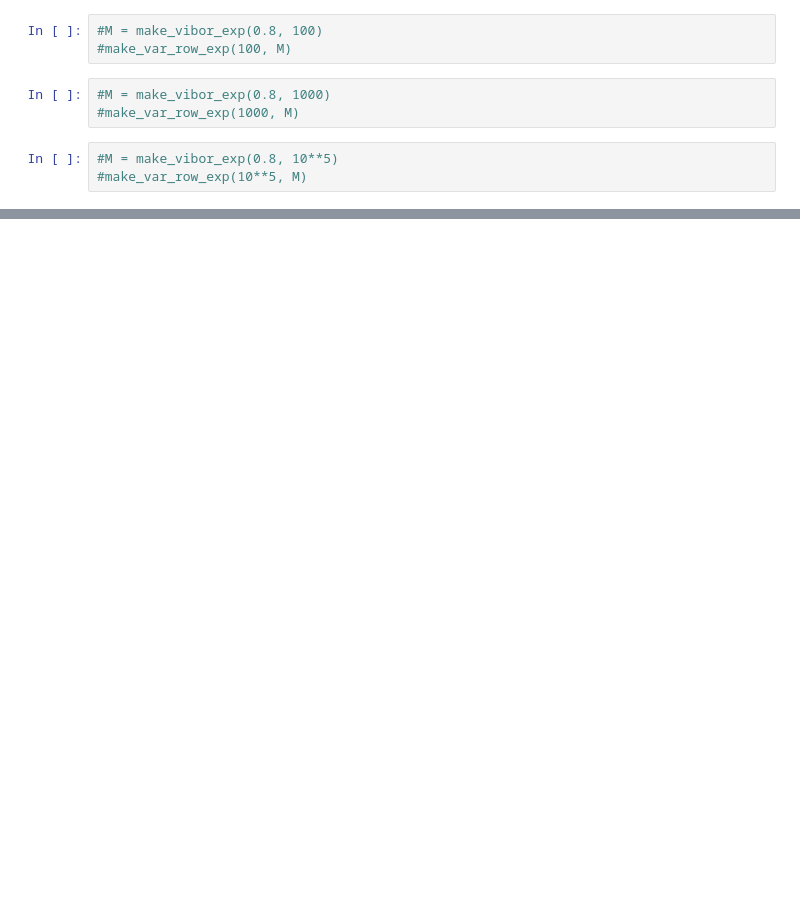
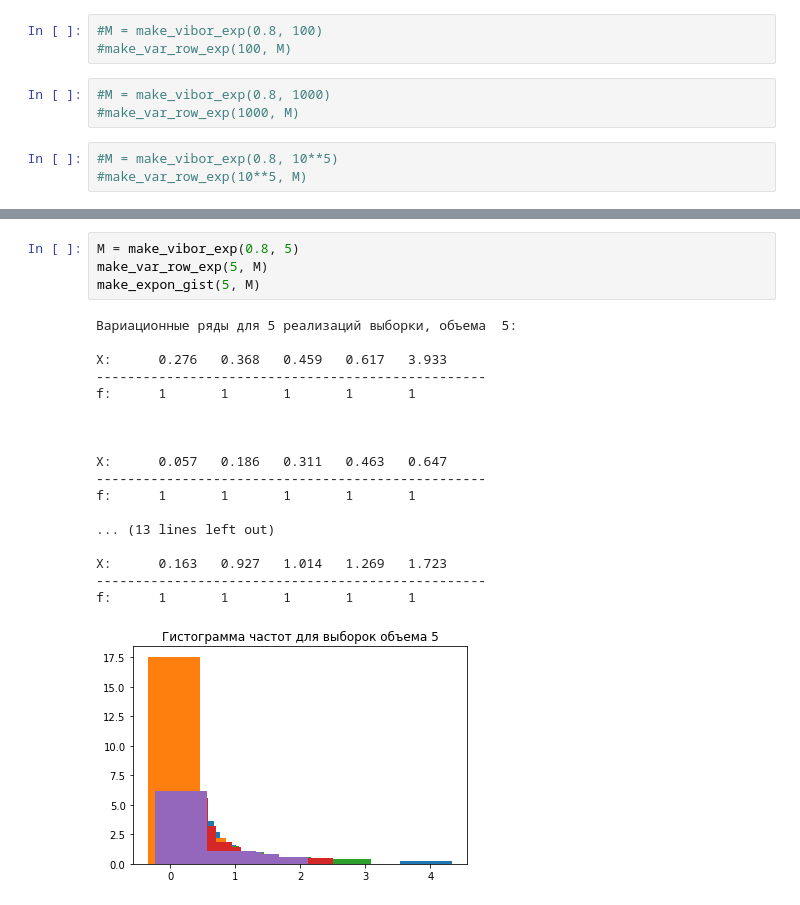
Before and after one commit to DrPopov/Mathematical-statistics, a Jupyter notebook: Dz_2/DZ_2_Expon.ipynb, the cells around one changed output, grey strips where cells are left out. Drawn from its saved outputs; the diff is of its cells as text; blank space fills up the shorter version.

```diff
--- a/Dz_2/DZ_2_Expon.ipynb
+++ b/Dz_2/DZ_2_Expon.ipynb
@@ -377,0 +422,23 @@ f:      1       1       4       1       1       1       1
+# %%
+M = make_vibor_exp(0.8, 5)
+make_var_row_exp(5, M)
+make_expon_gist(5, M)
+# %% [output]
+Вариационные ряды для 5 реализаций выборки, объема  5:
+
+X:      0.276   0.368   0.459   0.617   3.933
+--------------------------------------------------
+f:      1       1       1       1       1
+
+
+
+X:      0.057   0.186   0.311   0.463   0.647
+--------------------------------------------------
+f:      1       1       1       1       1
+
+... (13 lines left out)
+
+X:      0.163   0.927   1.014   1.269   1.723
+--------------------------------------------------
+f:      1       1       1       1       1
+[figure, added]
```
Also changed, not shown: parts of 16 cells of this notebook, 19 other files.
